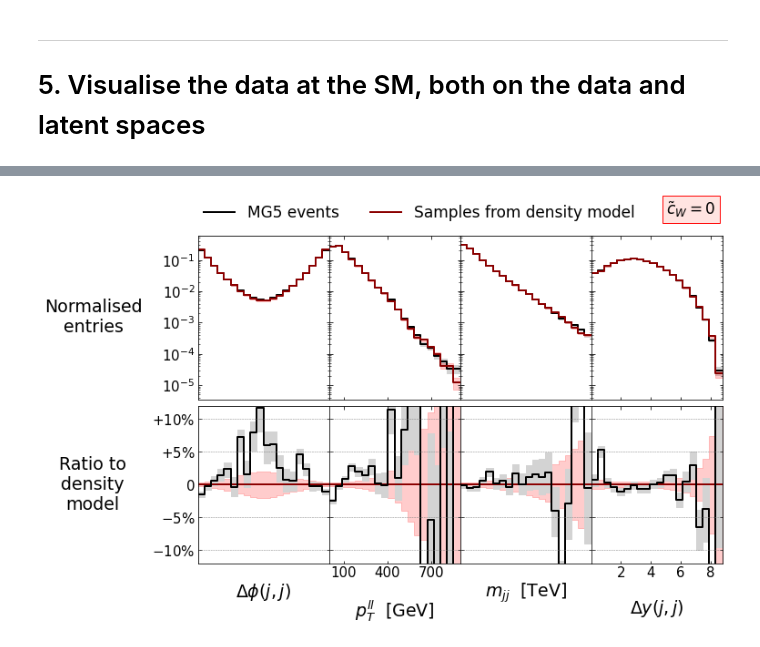
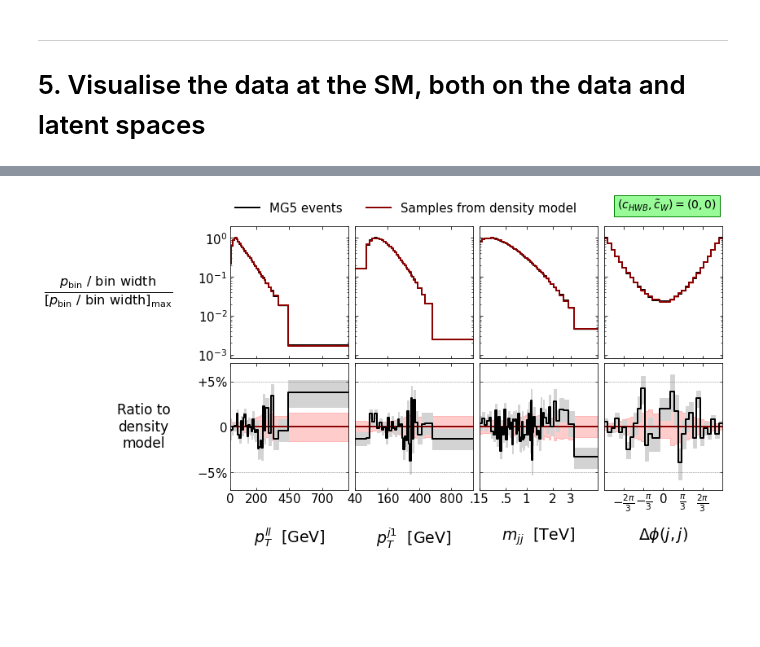
Before and after one commit to darrendavidprice/science-discovery, a Jupyter notebook: SM-sandbox/proj5.4-EFT-Density-Estimation/notebooks/get_EWK_density_estimate_2D.ipynb, the cells around one changed output, grey strips where cells are left out. Cells and saved outputs as stored; diff of their text form; code cells hidden in the pictures; blank space fills up the shorter version.

```diff
--- a/SM-sandbox/proj5.4-EFT-Density-Estimation/notebooks/get_EWK_density_estimate_2D.ipynb
+++ b/SM-sandbox/proj5.4-EFT-Density-Estimation/notebooks/get_EWK_density_estimate_2D.ipynb
@@ -177,7 +164,7 @@ if (type(load_whitening_funcs) != type(None)) :
     print(f"Loading whitening functions from file {load_whitening_funcs}")
     whitening_funcs = pickle.load(open(load_whitening_funcs, "rb"))
 
-axis_configs = [[observable_limits[key][0], observable_limits[key][1], whitening_num_points, white_linear_fraction_data[idx], white_linear_fraction_gauss] for idx, key in enumerate(data.keys)]
+axis_configs = [[VBFZ.transformed_observable_limits[key][0], VBFZ.transformed_observable_limits[key][1], whitening_num_points, white_linear_fraction_data[idx], 0.] for idx, key in enumerate(data_tables[(0,0)].keys)]
 
 #  Evaluate whitening funcs if not loaded
 #
@@ -198,7 +185,7 @@ for cHWB in cHWB_vals :
     for cWtil in cWtil_vals :
         data = data_tables [(cHWB, cWtil)]
         observables, weights = data.get_observables_and_weights()
-        data.get_observables_and_weights()
+        #observables, weights = observables[:np.min([int(2e5), len(observables)])], weights[:np.min([int(2e5), len(observables)])]
         print(f"Whitening dataset for cHWB={cHWB}, cWtil={cWtil}")
         white_data_to_fit[(cHWB, cWtil)], whitening_funcs = whiten_axes (observables, data.types, axis_configs=axis_configs, whitening_funcs=whitening_funcs, weights=weights,
                                                                          func_form=whitening_func_form, alpha=whitening_alpha, beta=whitening_beta, gamma=whitening_gamma)
@@ -542,13 +410,13 @@ Unwhitening fake datapoints for  (0, 0)
 #  Get datapoint likelihoods at 0 hypothesis
 #
 
-fake_datapoint_SM_likelihood = model.evaluate([0, 0], fake_white_datapoints_SM)
+fake_datapoint_SM_likelihood = global_density_model.evaluate([0, 0], fake_white_datapoints_SM)
 
 fake_datapoint_weights = {}
 for cHWB in cHWB_vals :
     for cWtil in cWtil_vals :
         start = time.time()
-        fake_datapoint_weights [(cHWB, cWtil)] = model.evaluate([cHWB, cWtil], fake_white_datapoints_SM) / fake_datapoint_SM_likelihood
+        fake_datapoint_weights [(cHWB, cWtil)] = global_density_model.evaluate([cHWB, cWtil], fake_white_datapoints_SM) / fake_datapoint_SM_likelihood
         end = time.time()
         print(f"{len(fake_white_datapoints_SM)} datapoints evaluated at {cHWB, cWtil} in {(end-start):.2f}s")
 # %% [output]
@@ -749,0 +494,5 @@ plt.show()
+# %%
+num_observables = VBFZ.num_observables
+observables_order = VBFZ.observables
+observable_limits = VBFZ.observable_limits
+int_observables = VBFZ.int_observables
@@ -764,7 +701,7 @@ def histo_to_line (bins, values, errors) :
     return np.array(X), np.array(Z), np.array(EZ)
 
 
-fig = plt.figure(figsize=(8, 5))
+fig = plt.figure(figsize=(8.5, 4.5))
 
 axes1, axes2 = [], []
 ylos , yhis  = [], []
@@ -773,7 +710,7 @@ for obs_idx, observable in enumerate(observables_order) :
 
     #  Get axis x coordinates
     xlo    = obs_idx / num_observables
-    xwidth = 1.      / num_observables
+    xwidth = .95     / num_observables
 
     #  ============
     #     AXIS 1
@@ -786,17 +723,21 @@ for obs_idx, observable in enumerate(observables_order) :
     obs_lims   = observable_limits[observable]
     num_bins   = 20
     if observable in int_observables : bins = np.linspace(obs_lims[0]-0.5, obs_lims[1]+0.5, 1+(obs_lims[1]-obs_lims[0]))
-    else                             : bins = np.linspace(obs_lims[0], obs_lims[1], num_bins+1)
+    else                             : bins   = get_bins(datapoints_true[:,obs_idx], weights=weights_true, obs=observable, max_err=0.02 if "Dphi" in observable else 0.015)
 
-    hvals1, _ = np.histogram(datapoints_true       [:,obs_idx], bins=bins, weights=weights_true             )
-    herrs1, _ = np.histogram(datapoints_true       [:,obs_idx], bins=bins, weights=weights_true*weights_true)
+    bins      = np.array(bins)
+    binwidths = bins[1:] - bins[:-1]
+
+    hvals1, _ = np.histogram(datapoints_true[:,obs_idx], bins=bins, weights=weights_true             )
+    herrs1, _ = np.histogram(datapoints_true[:,obs_idx], bins=bins, weights=weights_true*weights_true)
     herrs1    = np.sqrt(herrs1)
-    hvals1, herrs1 = hvals1/np.sum(weights_true), herrs1/np.sum(weights_true)
-    #hvals1, herrs1 = hvals1/np.max(hvals1), herrs1/np.max(hvals1)
+    hvals1, herrs1 = hvals1/np.sum(weights_true)/binwidths, herrs1/np.sum(weights_true)/binwidths
+    norm      = np.max(hvals1)
+    hvals1, herrs1 = hvals1/norm, herrs1/norm
     hvals2, _ = np.histogram(fake_datapoints_SM_big[:,obs_idx], bins=bins)
     herrs2    = np.sqrt(hvals2)
-    hvals2, herrs2 = hvals2/len(fake_datapoints_SM_big), herrs2/len(fake_datapoints_SM_big)
-    #hvals2, herrs2 = hvals2/np.max(hvals2), herrs2/np.max(hvals2)
+    hvals2, herrs2 = hvals2/len(fake_datapoints_SM_big)/binwidths, herrs2/len(fake_datapoints_SM_big)/binwidths
+    hvals2, herrs2 = hvals2/norm, herrs2/norm
 
     plot_x, plot_y1, plot_ey1 = histo_to_line(bins, hvals1, herrs1)
     _     , plot_y2, plot_ey2 = histo_to_line(bins, hvals2, herrs2)
@@ -823,70 +764,64 @@ for obs_idx, observable in enumerate(observables_order) :
     ax2.fill_between(plot_x, -plot_ey2/plot_y2, plot_ey2/plot_y2, color="red", alpha=0.2)
     ax2.plot(plot_x, (plot_y1-plot_y2)/plot_y2, c="k", linewidth=2)
     ax2.fill_between(plot_x, (plot_y1-plot_ey1-plot_y2)/plot_y1, (plot_y1+plot_ey1-plot_y2)/plot_y1, color="lightgrey", alpha=1)
-    ax2.set_ylim([-0.12, 0.12])
+    ax2.set_ylim([-0.07, 0.07])
 
-    for h in [-0.1, -0.05, 0.05, 0.1] :
+    for h in [-0.05, 0.05] :
         ax2.axhline(h, linestyle="--", c="grey", linewidth=0.5)
+
+    #  Format x axis scale
+    if observable not in ["Dphi_j_j", "pT_ll"] :
+        ax1.set_xscale("function", functions=log_axis_functions)
+        ax2.set_xscale("function", functions=log_axis_functions)
 
     #  Set y axis tick labels
     if obs_idx > 0 :
         ax1.get_yaxis().set_ticklabels([])
         ax2.get_yaxis().set_ticklabels([])
 
-    #  Set x axis tick labels
-    ax1.get_xaxis().set_ticklabels([])
-    if obs_idx == 0 :
-        ax1.set_xticks([1000, 2500, 4000])
-        ax2.set_xticks([1000, 2500, 4000])
-        ax2.get_xaxis().set_ticklabels(["1" , "2.5", "4" ])
-    if obs_idx == 1 :
-        ax1.set_xticks([100, 400, 700])
-        ax2.set_xticks([100, 400, 700])
-    if obs_idx == 2 :
-        ax1.set_xticks([-2, 0, 2])
-        ax2.set_xticks([-2, 0, 2])
-    if obs_idx == 3 :
-        ax1.set_xticks([2, 4, 6, 8])
-        ax2.set_xticks([2, 4, 6, 8])
-
     #  Set x axis labels
-    ax2.set_xlabel(get_obs_label(observable), fontsize=19, labelpad=20)
+    ax2.set_xlabel(get_obs_label(observable), fontsize=19, labelpad=15 if "Dphi" in observable else 26)
 
     #  Set y axis labels
     if obs_idx == 0 :
-        ax1.set_ylabel("Normalised\nentries", fontsize=19, labelpad=75, rotation=0, va="center")
-        ax2.set_ylabel("Ratio to\ndensity\nmodel", fontsize=19, labelpad=65, rotation=0, va="center")
-        ax1.legend(loc=(0, 1.05), frameon=True, edgecolor="white", facecolor="white", ncol=2, fontsize=17)
+        ax1.set_ylabel(r"$\frac{p_{\rm bin}~/~{\rm bin~width}}{[p_{\rm bin}~/~{\rm bin~width}]_{\rm max}}$", fontsize=23, labelpad=110, rotation=0, va="center")
+        ax2.set_ylabel("Ratio to\ndensity\nmodel", fontsize=17, labelpad=65, rotation=0, va="center")
+        ax1.legend(loc=(0, 1.05), frameon=True, edgecolor="white", facecolor="white", ncol=2, fontsize=15)
 
     #  Draw cWtil label
     if obs_idx == (num_observables-1) :
-        ax1.text(0.95, 1.1, r"${\tilde c}_W=0$", fontsize=17, transform=ax1.transAxes, ha="right", va="bottom", bbox=dict(facecolor='mistyrose', edgecolor='red', pad=4.0))
+        ax1.text(0.95, 1.1, r"$(c_{HWB}, {\tilde c}_W) = (0,0)$",fontsize=14, transform=ax1.transAxes, ha="right", va="bottom", bbox=dict(facecolor='palegreen', edgecolor='green', pad=4.0))
 
     #  Set x limits
     ax1.set_xlim([bins[0], bins[-1]])
     ax2.set_xlim([bins[0], bins[-1]])
+
+    #  Set x ticks
+    if obs in ticks :
+        ax1.get_xaxis().set_ticks(ticks[observable])
+        ax2.get_xaxis().set_ticks(ticks[observable])
+    ax1.get_xaxis().set_ticklabels([])
+    if observable in ticklabels :
+        ax2.get_xaxis().set_ticklabels(ticklabels[observable])
 
     #  Set tick params
     ax1.tick_params(which="both", right=True, top=True, direction="in", labelsize=15)
     ax2.tick_params(which="both", right=True, top=True, direction="in", labelsize=15)
 
     #  Save axes
     axes1.append(ax1)
     axes2.append(ax2)
 
 
 #  Set consistent axis y lims
 for ax in axes1 :
     ax.set_ylim([np.min(ylos)/2., 2.*np.max(yhis)])
 
-'''axes1[0].set_yticks     ([1, 0.1, 0.01, 0.001])
-axes1[0].set_yticklabels([r"$100\%$", r"$10\%$", r"$1\%$", r"$0.1\%$"])'''
+axes2[0].set_yticks     ([-0.05, 0, 0.05])
+axes2[0].set_yticklabels([r"$-5\%$", r"$0$", r"$+5\%$"])
 
-axes2[0].set_yticks     ([-0.1, -0.05, 0, 0.05, 0.1])
-axes2[0].set_yticklabels([r"$-10\%$", r"$-5\%$", r"$0$", r"$+5\%$", r"$+10\%$"])
-
-#plt.savefig(f"figures/whitening_method/1D_distributions_density_model.pdf", bbox_inches="tight")
+plt.savefig(f"figures/paper2D_model/EWK_events_SM_1D.pdf", bbox_inches="tight")
 plt.show()
 # %% [output]
-[figure, old version]
+[figure, new version]
 # %%
```
Also changed, not shown: parts of 33 cells of this notebook, 16 other files.
